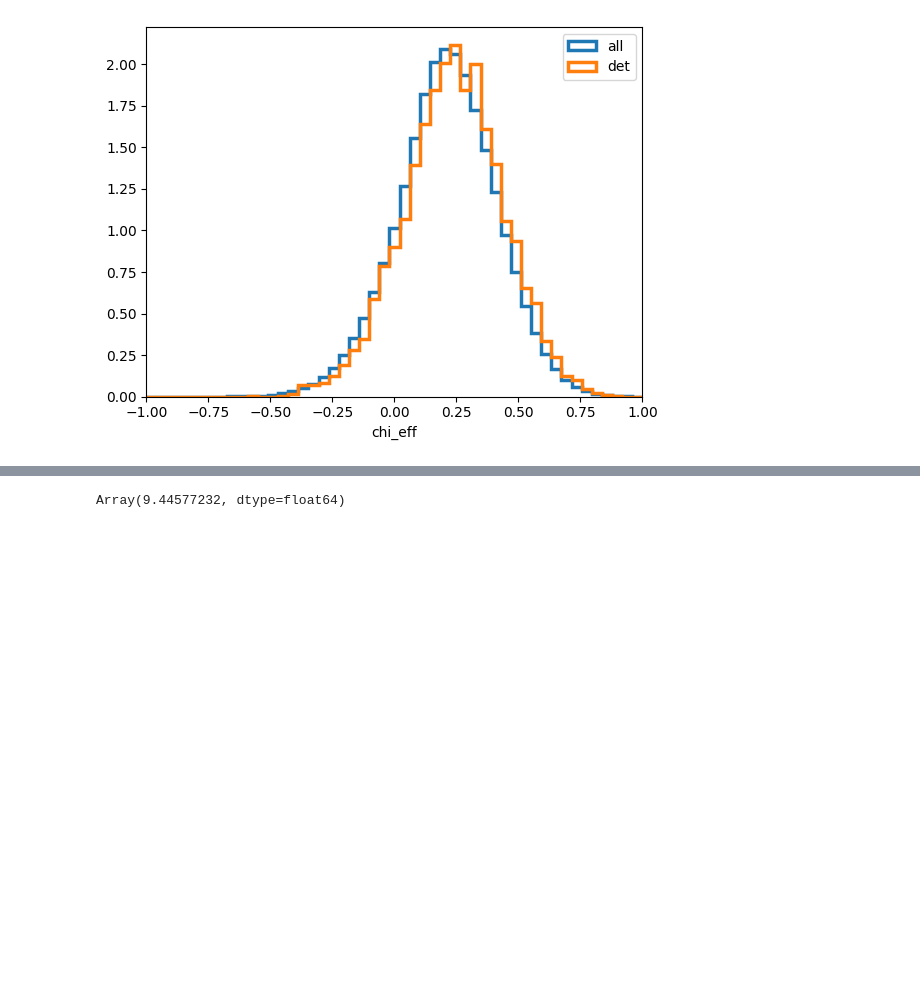
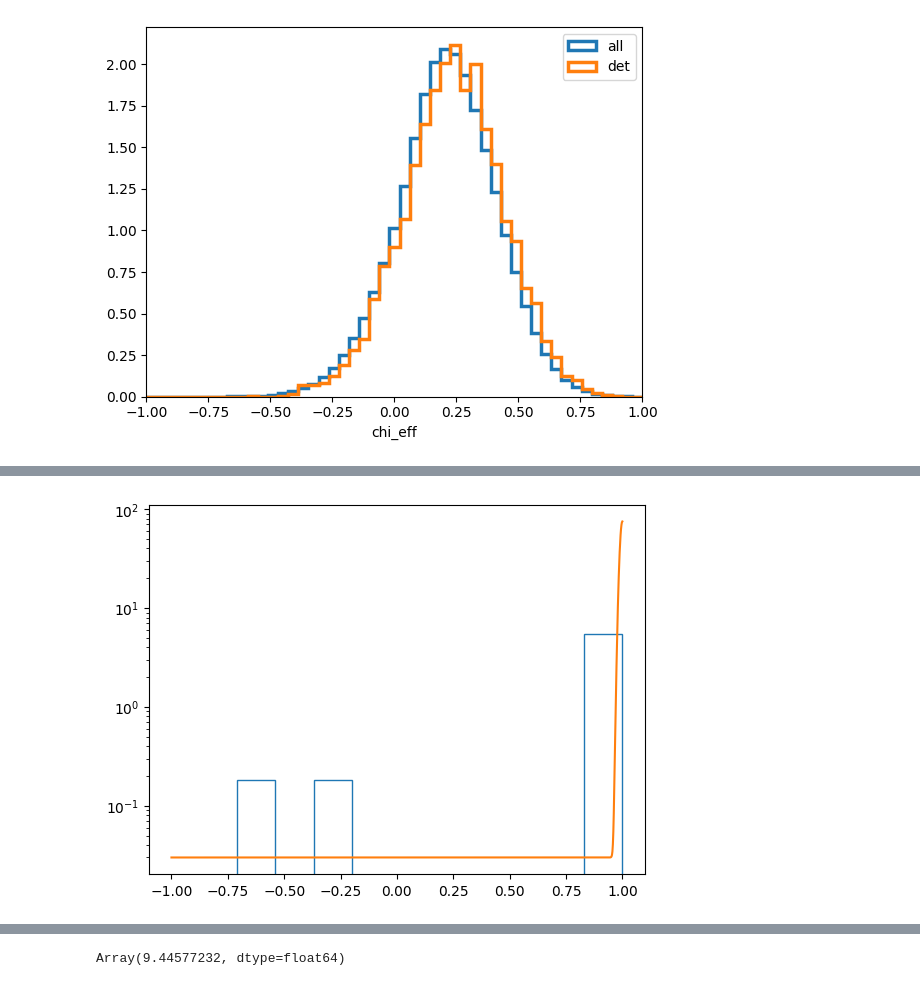
Before and after one commit to noahewolfe/tilts-and-kicks, a Jupyter notebook: code/03-reweighting-efficiency.ipynb, the cells around one changed output, grey strips where cells are left out. Cells and saved outputs as stored; diff of their text form; code cells hidden in the pictures; blank space fills up the shorter version.

```diff
--- a/code/03-reweighting-efficiency.ipynb
+++ b/code/03-reweighting-efficiency.ipynb
@@ -335,16 +344,17 @@ det = h5ify.load(f'{parentdir}/ct-iso/detectable.hdf5')
 det = {k : v for k, v in det.items() if 'cos_tilt' in k}
 n = len(det['prior_cos_tilt_1'])
 # %%
-for label in ['0p99']:
-    d = h5ify.load(f'{parentdir}/ct-{label}/detectable.hdf5')
+for label in ['0p8', '0p9', '0p99']:
+    d = h5ify.load(f'../data/vt/snr15/ct-{label}/detectable.hdf5')
     d = {k : v for k, v in d.items() if 'cos_tilt' in k}
     det = concat_dicts(det, d)
 # %%
-ntest = 1_000
+ntest = 6_000
+clow = np.cos( np.pi / 180 )
 test = dict(
-    cos_tilt_1=np.random.uniform(low=0.99, high=1, size=ntest),
-    cos_tilt_2=np.random.uniform(low=0.99, high=1, size=ntest),
-    prior_cos_tilt_1=np.tile(1 / (1 - 0.99), ntest),
-    prior_cos_tilt_2=np.tile(1 / (1 - 0.99), ntest)
+    cos_tilt_1=np.random.uniform(low=clow, high=1, size=ntest),
+    cos_tilt_2=np.random.uniform(low=clow, high=1, size=ntest),
+    prior_cos_tilt_1=np.tile(1 / (1 - clow), ntest),
+    prior_cos_tilt_2=np.tile(1 / (1 - clow), ntest)
 )
 det = concat_dicts(det, test)
@@ -365,6 +379,16 @@ def log_iso_gauss(cos_tau_1, cos_tau_2, xi, mu, sigma):
             + jnp.log(truncnorm(cos_tau_2, mu, sigma, high=1, low=-1))
         )
     ]))
+
+def marg_log_iso_gauss(ct, xi, mu, sigma):
+    return jax.scipy.special.logsumexp(jnp.array([
+        jnp.log((1 - xi) / 2),
+        (
+            jnp.log(xi)
+            + jnp.log(truncnorm(ct, mu, sigma, high=1, low=-1))
+            #+ jnp.log(truncnorm(cos_tau_2, mu, sigma, high=1, low=-1))
+        )
+    ]))
 # %%
 log_p_target = jax.vmap(lambda x: log_iso_gauss(
     x[0], #det['cos_tilt_1'],
@@ -409,0 +435,22 @@ array([  74,  927,  653,  493,    8,   62,  933,  359,  692,  753,  813,
+# %%
+fig, ax = plt.subplots()
+ax.hist(
+    det['cos_tilt_1'][mask],
+    histtype='step',
+    bins=10,
+    density=True
+)
+ax.plot(
+    jnp.linspace(-1, 1, 1000),
+    jnp.exp(jax.vmap(lambda x: marg_log_iso_gauss(
+        x, #det['cos_tilt_1'],
+        #x[1], #det['cos_tilt_2'],
+        xi=0.94,
+        mu=1,
+        sigma=1e-2
+    ))(jnp.linspace(-1, 1, 1000)))
+)
+
+ax.set_yscale('log')
+# %% [output]
+[figure, added]
```
Also changed, not shown: parts of 12 cells of this notebook, 10 other files.
